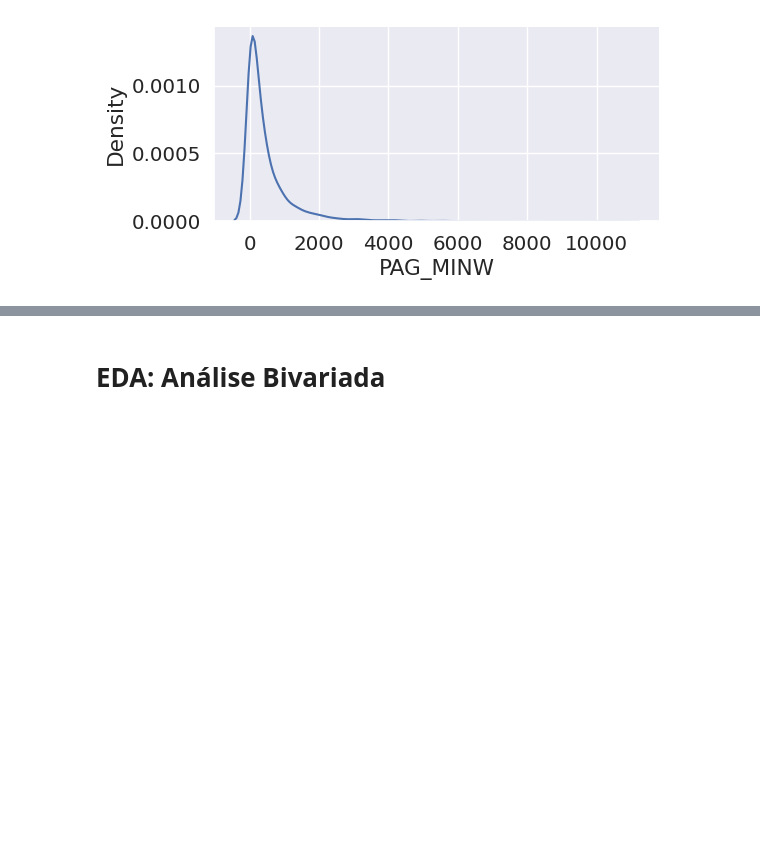
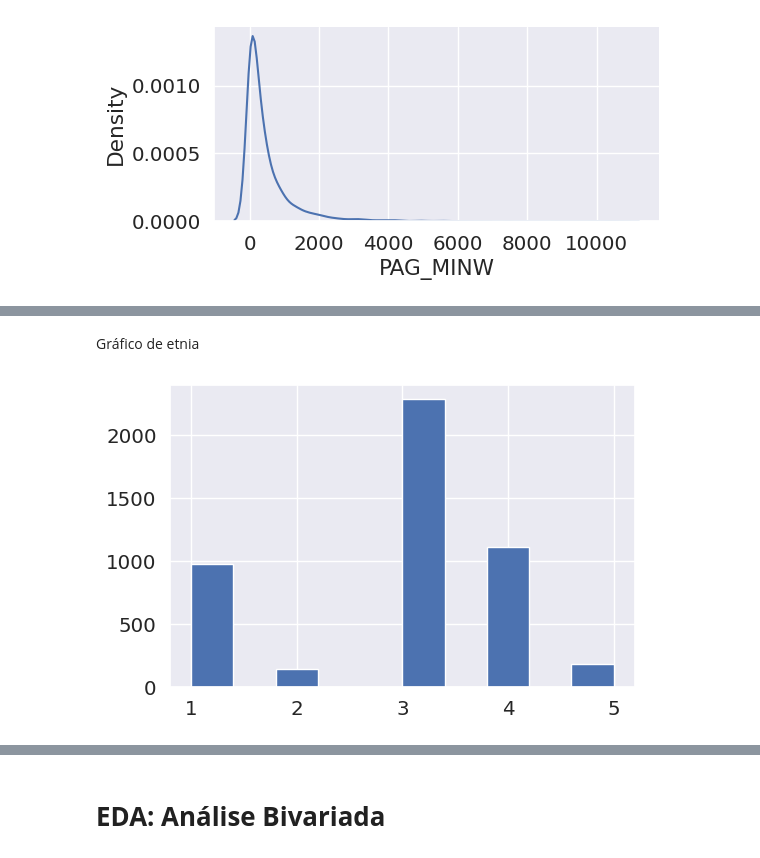
Before and after one commit to casjunior93/Desafio-Tera-Inferencia, a Jupyter notebook: DesafioTera.ipynb, the cells around one changed output, grey strips where cells are left out. Drawn from its saved outputs; the diff is of its cells as text; code cells hidden in the pictures; blank space fills up the shorter version.

```diff
--- a/DesafioTera.ipynb
+++ b/DesafioTera.ipynb
@@ -278,0 +314,7 @@ plt.show()
+# %% [markdown]
+Gráfico de etnia
+# %%
+df3.RIDRETH1.hist()
+plt.show()
+# %% [output]
+[figure, added]
```
Also changed, not shown: parts of 27 cells of this notebook, 1 other file.
